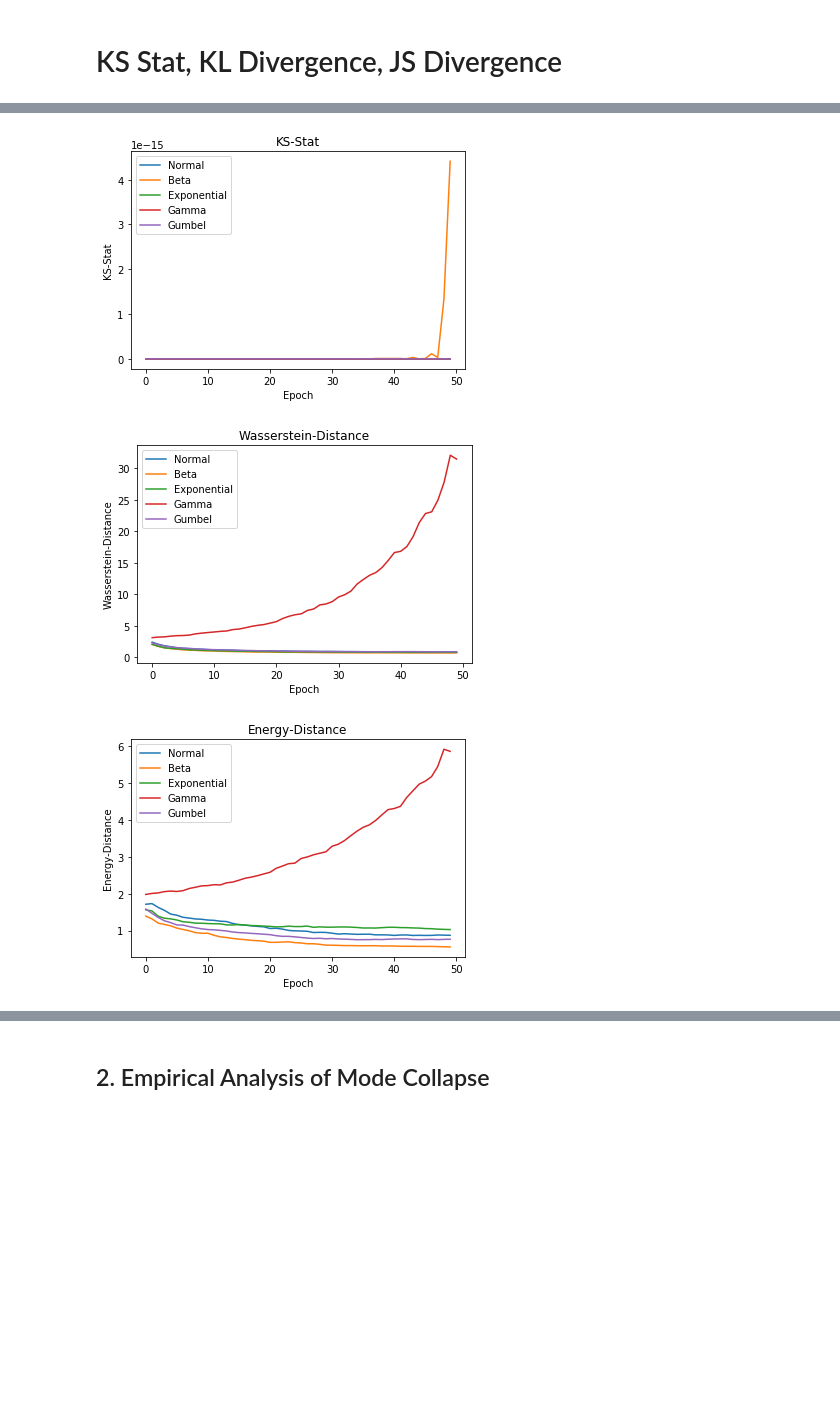
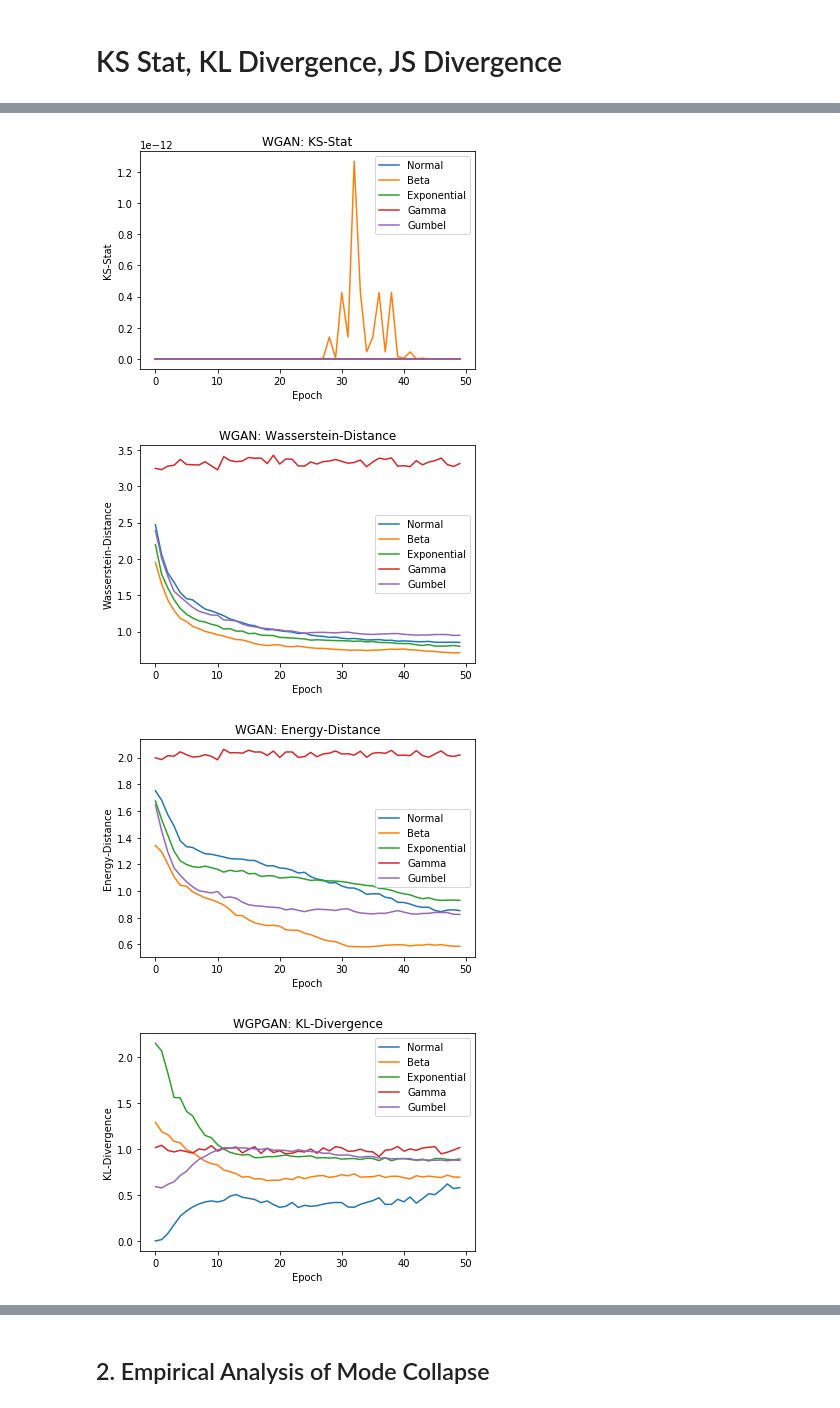
Before and after one commit to shayneobrien/explicit-gan-eval, a Jupyter notebook: GANBox.ipynb, the cells around one changed output, grey strips where cells are left out. Cells and saved outputs as stored; diff of their text form; code cells hidden in the pictures; blank space fills up the shorter version.

Commit message:
Here's the plots for each distance metrics and each GAN

```diff
--- a/GANBox.ipynb
+++ b/GANBox.ipynb
@@ -42,18 +30,17 @@ def get_pdf(data):
     pdf = list(df.mean(axis=0))
     return pdf
 
+def get_the_data(generator, samples, BATCH_SIZE = 100):
+    data = torch.from_numpy(generator.generate_samples(samples)).float()
+    labels = torch.from_numpy(np.zeros((samples,1)))
+    data = TensorDataset(data, labels)
+    data_iter = torch.utils.data.DataLoader(data, batch_size=BATCH_SIZE, shuffle=True)
+    return data_iter
 
 def preprocess(generator, samples, BATCH_SIZE = 100):
-    data_train = torch.from_numpy(generator.generate_samples(samples)).float()
-    data_val = torch.from_numpy(generator.generate_samples(samples)).float()
-    data_test = torch.from_numpy(generator.generate_samples(samples)).float()
-    labels_train = torch.from_numpy(np.zeros((samples,1)))
-    train = TensorDataset(data_train, labels_train)
-    val =TensorDataset(data_val, labels_train)
-    test = TensorDataset(data_test, labels_train)
-    train_iter = torch.utils.data.DataLoader(train, batch_size=BATCH_SIZE, shuffle=True)
-    val_iter = torch.utils.data.DataLoader(val, batch_size=BATCH_SIZE, shuffle=True)
-    test_iter = torch.utils.data.DataLoader(test, batch_size=BATCH_SIZE, shuffle=True)
+    train_iter = get_the_data(generator, samples, BATCH_SIZE)
+    val_iter = get_the_data(generator, samples, BATCH_SIZE)
+    test_iter = get_the_data(generator, samples, BATCH_SIZE)
     return train_iter, val_iter, test_iter
 # %% [markdown]
 # Multivariate Distributions Example
@@ -212,20 +215,21 @@ Epoch[50/50], G Loss: -0.9382, D Loss: -0.1834
 # %%
-normal = pd.DataFrame(res['normal'])
-beta = pd.DataFrame(res['beta'])
-exponential = pd.DataFrame(res['exponential'])
-gamma = pd.DataFrame(res['gamma'])
-gumbel = pd.DataFrame(res['gumbel'])
+for gan in gans_index[:-1]:
+    normal = pd.DataFrame(res[gan]['normal'])
+    beta = pd.DataFrame(res[gan]['beta'])
+    exponential = pd.DataFrame(res[gan]['exponential'])
+    gamma = pd.DataFrame(res[gan]['gamma'])
+    gumbel = pd.DataFrame(res[gan]['gumbel'])
 
-distance_metrics = ["KL-Divergence","Jensen-Shannon","KS-Stat","Wasserstein-Distance","Energy-Distance"]
-for dist in distance_metrics:
-    plt.plot(range(epochs),normal[dist], label="Normal")
-    plt.plot(range(epochs),beta[dist], label="Beta")
-    plt.plot(range(epochs),exponential[dist], label="Exponential")
-    plt.plot(range(epochs),gamma[dist], label="Gamma")
-    plt.plot(range(epochs),gumbel[dist], label="Gumbel")
-    plt.xlabel("Epoch")
-    plt.ylabel(dist)
-    plt.title(dist)
-    plt.legend()
-    plt.show()
+    distance_metrics = ["KL-Divergence","Jensen-Shannon","KS-Stat","Wasserstein-Distance","Energy-Distance"]
+    for dist in distance_metrics:
+        plt.plot(range(epochs),normal[dist], label="Normal")
+        plt.plot(range(epochs),beta[dist], label="Beta")
+        plt.plot(range(epochs),exponential[dist], label="Exponential")
+        plt.plot(range(epochs),gamma[dist], label="Gamma")
+        plt.plot(range(epochs),gumbel[dist], label="Gumbel")
+        plt.xlabel("Epoch")
+        plt.ylabel(dist)
+        plt.title("{0}: {1}".format(gan.upper(), dist))
+        plt.legend()
+        plt.show()
 # %% [output]
@@ -234,3 +238,4 @@ for dist in distance_metrics:
-[figure, old version]
+[figure, new version]
-[figure, old version]
+[figure, new version]
-[figure, old version]
+[figure, new version]
+[figure, added]
```
Also changed, not shown: parts of 6 cells of this notebook.
